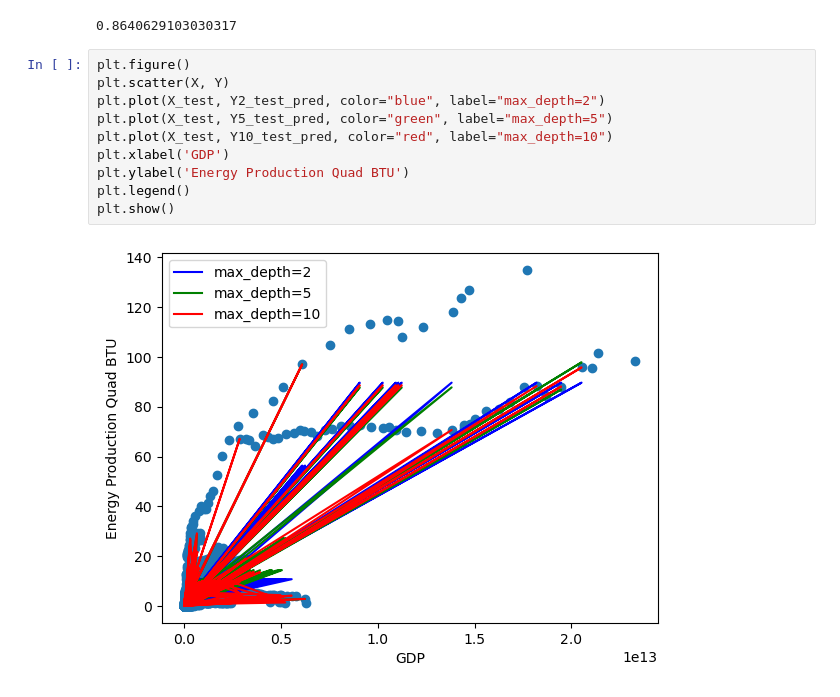
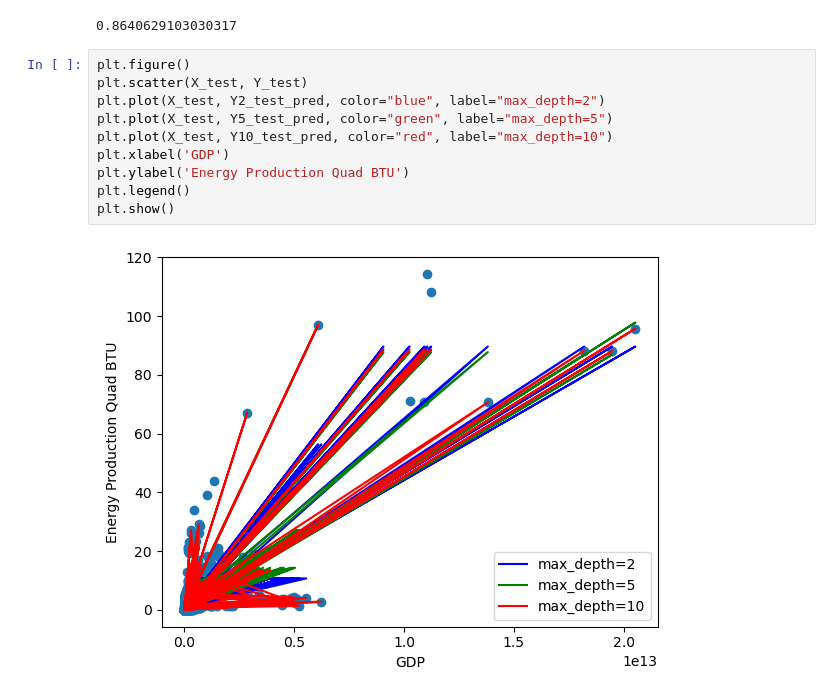
Before and after one commit to zdiam/Energy-Production-GDP-Machine-Learning-Model, a Jupyter notebook: Model Builds/Decision Tree 71.64% to 86.40% Score Energy Product from GDP Model.ipynb, the cells around one changed output. Drawn from its saved outputs; the diff is of its cells as text.

```diff
--- a/Model Builds/Decision Tree 71.64% to 86.40% Score Energy Product from GDP Model.ipynb
+++ b/Model Builds/Decision Tree 71.64% to 86.40% Score Energy Product from GDP Model.ipynb
@@ -165,13 +165,13 @@ modelDT10.score(X_test,Y_test)
 0.8640629103030317
 # %%
 plt.figure()
-plt.scatter(X, Y)
+plt.scatter(X_test, Y_test)
 plt.plot(X_test, Y2_test_pred, color="blue", label="max_depth=2")
 plt.plot(X_test, Y5_test_pred, color="green", label="max_depth=5")
 plt.plot(X_test, Y10_test_pred, color="red", label="max_depth=10")
 plt.xlabel('GDP')
 plt.ylabel('Energy Production Quad BTU')
 plt.legend()
 plt.show()
 # %% [output]
-[figure, old version]
+[figure, new version]
```
